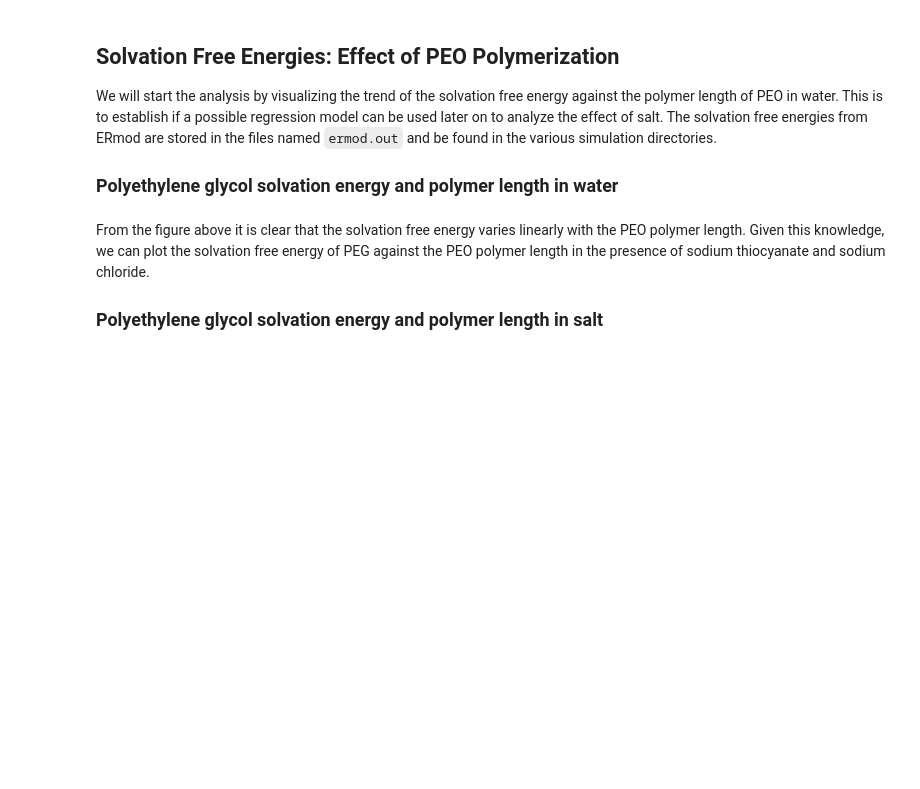
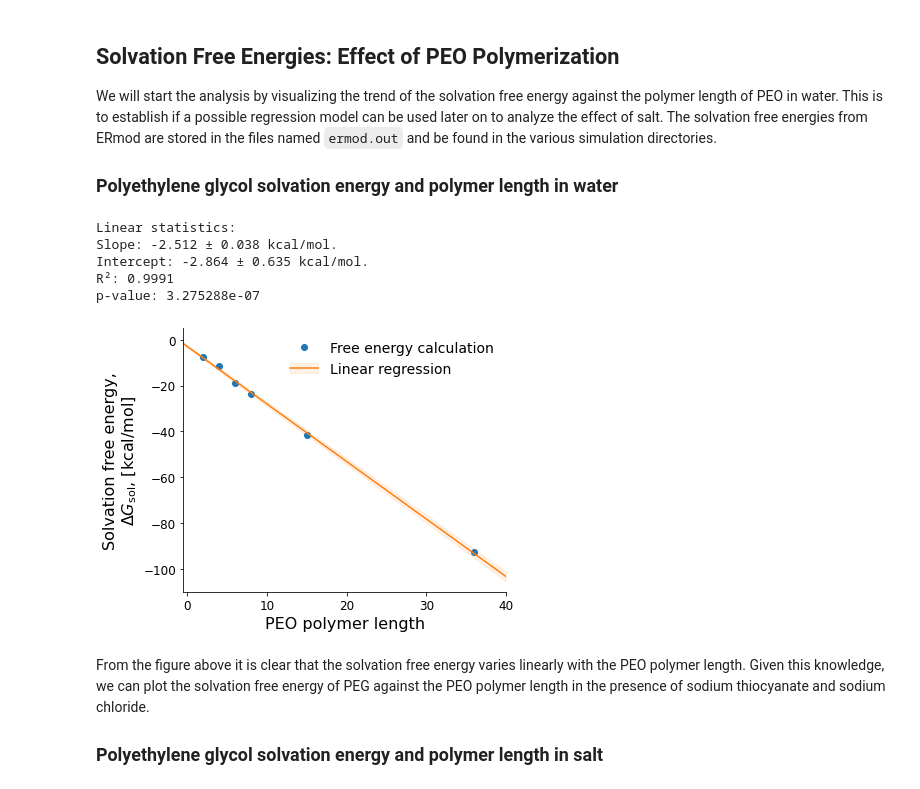
Before and after one commit to SHervoe-Hansen/PEO_solubility_in_NaCl, a Jupyter notebook: Analysis.ipynb, the cells around one changed output. Cells and saved outputs as stored; diff of their text form; code cells hidden in the pictures; blank space fills up the shorter version.

Commit message:
Updated analysis till Solvation Free Energies: Species Decomposition

```diff
--- a/Analysis.ipynb
+++ b/Analysis.ipynb
@@ -302,43 +305,55 @@ We will start the analysis by visualizing the trend of the solvation free energy
 # %%
 %cd -q $homedir
 fig, ax = plt.subplots(figsize=(6,4.5))
 
-slvfe = []
-slvfe_err = []
+slvfe = np.zeros(shape=(len(nmers), len(salts), NConfs))
+slvfe_err = np.zeros(shape=(len(nmers), len(salts), NConfs))
 
-for nmer in nmers:
-    with open('Simulations/PEG{}mer/No_salt/ermod.out'.format(nmer)) as f:
-        lines = f.readlines()
-    f.close()
-    for lineNR, line in enumerate(lines):
-        if "cumulative average & 95% error for solvation free energy" in line:
-            slvfe.append(float(lines[lineNR+10].split()[1]))
-            slvfe_err.append(float(lines[lineNR+10].split()[2]))
-            break
+for i, nmer in enumerate(nmers):
+    nmerdir = 'PEG{}mer'.format(nmer)
+    for j, condition in enumerate(['No_salt', 'NaSCN/1.00', 'NaCl/1.00']):
+        for conf in range(NConfs):
+            with open('Simulations/{nmer}/{condition}/{conf}/ermod.out'.format(nmer=nmerdir, condition=condition, conf=conf)) as f:
+                lines = f.readlines()
+            f.close()
+            for lineNR, line in enumerate(lines):
+                if "cumulative average & 95% error for solvation free energy" in line:
+                    slvfe[i,j,conf] = (float(lines[lineNR+10].split()[1]))
+                    slvfe_err[i,j,conf] = (float(lines[lineNR+10].split()[2]))
+                    break
 
-sims = ax.errorbar(nmers, slvfe, yerr=slvfe_err, marker='o', linestyle='None', color='C0')
+slvfe = unumpy.uarray(slvfe, slvfe_err)
+
+sims, = ax.plot(nmers, unumpy.nominal_values(slvfe.mean(axis=2)[:,0]), marker='o', linestyle='None', color='C0')
 
 ax.set_xlabel('PEO polymer length', fontsize=16)
 ax.set_ylabel('Solvation free energy,\n$\Delta G_{\mathrm{sol}}$, [kcal/mol]', fontsize=16)
 ax.tick_params(axis='both', which='major', labelsize=12)
 ax.spines['right'].set_visible(False)
 ax.spines['top'].set_visible(False)
 
-s = stats.linregress(np.array(nmers), slvfe)
+s = stats.linregress(np.array(nmers),  unumpy.nominal_values(slvfe.mean(axis=2)[:,0]))
 print('Linear statistics:\nSlope: {:.3f} ± {:.3f} kcal/mol.\nIntercept: {:.3f} ± {:.3f} kcal/mol.\nR²: {:.4f}\np-value: {:e}'.format(s.slope, s.stderr, s.intercept, s.intercept_stderr, s.rvalue**2, s.pvalue))
 linregress = ax.plot(np.arange(-1, 50, 0.1), s.intercept+np.arange(-1, 50, 0.1)*s.slope, 'C1')
 linregress_err = ax.fill_between(np.arange(-1, 50, 0.1), y1=(s.intercept+s.intercept_stderr)+np.arange(-1, 50, 0.1)*(s.slope+s.stderr),
                                                         y2=(s.intercept-s.intercept_stderr)+np.arange(-1, 50, 0.1)*(s.slope-s.stderr),
-                             color='C1', alpha=0.1)
+                                 color='C1', alpha=0.1)
 
 leg = ax.legend([sims, (linregress[0], linregress_err)], ['Free energy calculation', 'Linear regression'],
                 loc='upper right', frameon=False, fontsize=14)
 
 ax.set_xlim(-0.5, 40)
 ax.set_ylim(-110, 5)
 
 fig.tight_layout()
-fig.savefig('Figures/PEG_polymerlength.pdf', bbox_inches='tight')
+#fig.savefig('Figures/PEG_polymerlength.pdf', bbox_inches='tight')
+# %% [output]
+Linear statistics:
+Slope: -2.512 ± 0.038 kcal/mol.
+Intercept: -2.864 ± 0.635 kcal/mol.
+R²: 0.9991
+p-value: 3.275288e-07
+[figure, added]
 # %% [markdown]
 From the figure above it is clear that the solvation free energy varies linearly with the PEO polymer length. Given this knowledge, we can plot the solvation free energy of PEG against the PEO polymer length in the presence of sodium thiocyanate and sodium chloride.
 
```
Also changed, not shown: parts of 20 cells of this notebook.
